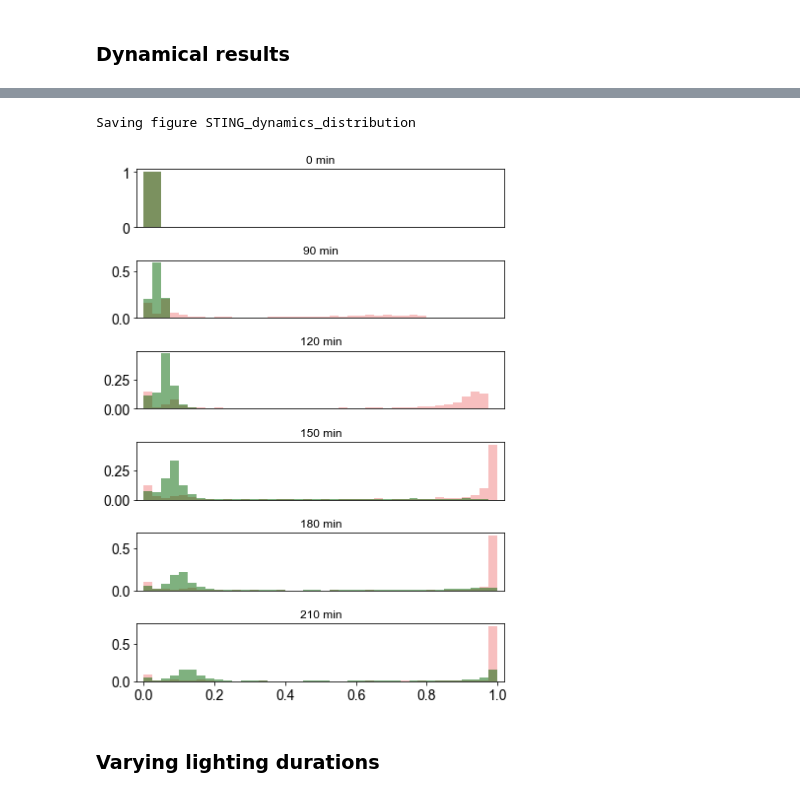
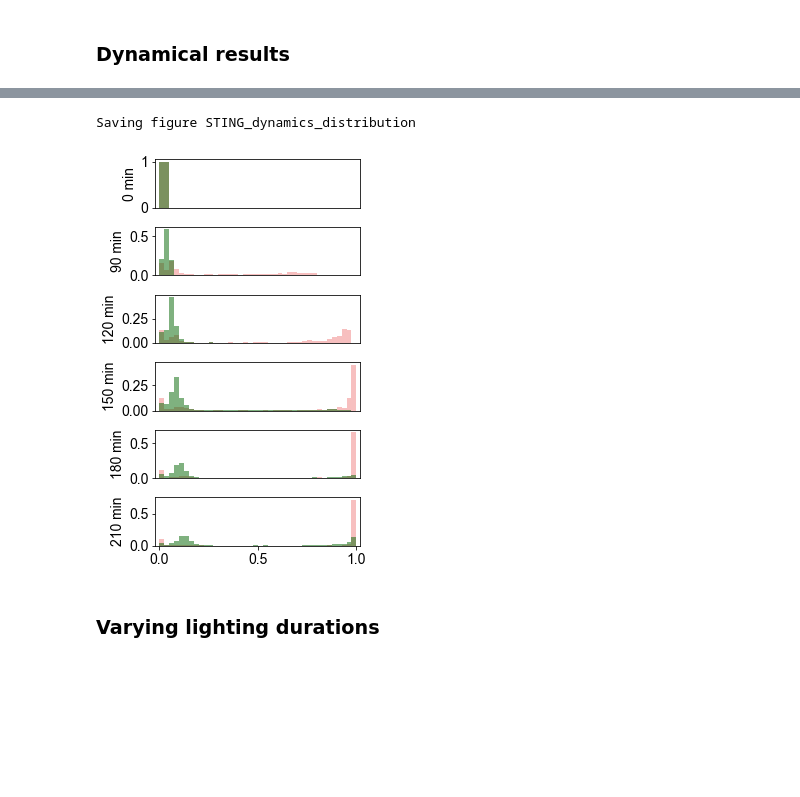
Before and after one commit to Li-Boyan/ReLU_optoSTING, a Jupyter notebook: scripts/fig2-2_relu_modeling.ipynb, the cells around one changed output, grey strips where cells are left out. Saved outputs shown, nothing was run; the diff lists cells and outputs as text; code cells hidden in the pictures; blank space fills up the shorter version.

```diff
--- a/scripts/fig2-2_relu_modeling.ipynb
+++ b/scripts/fig2-2_relu_modeling.ipynb
@@ -319,7 +319,7 @@ for D in tqdm(D_values):
         sar = (cs > thresh).sum() / ((s==1)).sum()
         rar = (cr > thresh).sum() / ((s==0)).sum()
         cdiffs.append(np.mean(cs) - np.mean(cr))
-        errdiffs.append(np.std(cs) - np.std(cr))
+        errdiffs.append(np.std(cs) / np.std(cr))
         serrs.append(np.std(cs))
         rerrs.append(np.std(cr))
     cdiff_mean.append(np.mean(cdiffs))
@@ -433,0 +493,24 @@ Saving figure single_cell_STING_dynamics
+# %%
+def pathway_activation(t, y, duration, a, kon, koff, kact, n, K, kbasal, ktrans):
+    u, v, w, p, q = y
+    dudt = a * (t < duration) - kon * u * v + koff * w
+    dvdt = - kon * u * v + koff * w
+    dwdt = kon * u * v - koff * w - kact * w * p ** n / (K ** n + p ** n) - kbasal * (w > 0)
+    dpdt = kact * w * p ** n / (K ** n + p ** n) + kbasal * (w > 0) - ktrans * p
+    dqdt = ktrans * p
+    return [dudt, dvdt, dwdt, dpdt, dqdt]
+
+
+_, ax = plt.subplots(5, 1, figsize=(3, 5))
+plt.subplots_adjust(hspace=0.04)
+defaultStyle()
+for duration in tqdm([600, 1800, 3600]):
+    sol = solve_ivp(pathway_activation, [0, 3600 * 6], [0, 1, 0, 0, 0], args=(duration, a_mean, kon, koff, kact, n, K, kbasal, ktrans), dense_output=True)
+    t = np.linspace(0, 3600 * 6, 1000)
+    z = sol.sol(t)
+    for i in range(5):
+        ax[i].plot(t, z[i], lw=2, label="%d min"%duration)
+        if i != 4:
+            ax[i].set_xticks([])
+# ax[0].legend(loc="best")
+save_fig("single_cell_STING_dynamics")
@@ -516,31 +602,30 @@ movie(storage, filename="../figures/2D_STING_spatial.mov", progress=True)
 # %%
-_, ax = plt.subplots(6, 1, figsize=(6, 8))
+_, ax = plt.subplots(6, 1, figsize=(4, 6))
 defaultStyle()
-plt.subplots_adjust(hspace=0.01)
+plt.subplots_adjust(hspace=0)
 translocator_storage = storage.extract_field('STING translocator')
 i = 0
 for tp in translocator_storage.items():
     t, data = tp
     if int(t) in [0] + [5400 + 1800 * i for i in range(5)]:
         sender_data = data.data[s==1].flatten()
         receiver_data = data.data[s==0].flatten()
         hist_kwargs = {"alpha": 0.5, "ax": ax[i], "stat": "probability", "edgecolor": None}
         if i == 0:
             hist_kwargs["bins"] = 20
         else:
             hist_kwargs["binwidth"] = 0.025
         sns.histplot(sender_data, color="lightcoral", **hist_kwargs)
         sns.histplot(receiver_data, color="darkgreen", **hist_kwargs)
         ax[i].set_xlim([-0.02, 1.02])
         if i < len(ax) - 1:
             ax[i].set_xticks([])
-        ax[i].set_ylabel("")
-        ax[i].set_title("%d min"%(int(t) / 60))
+        ax[i].set_ylabel("%d min"%(int(t) / 60))
         i += 1
 save_fig("STING_dynamics_distribution")
 # %% [output]
 Saving figure STING_dynamics_distribution
-[figure, old version]
+[figure, new version]
 # %% [markdown]
 ### Varying lighting durations
 # %%
```
Also changed, not shown: parts of 7 cells of this notebook.
